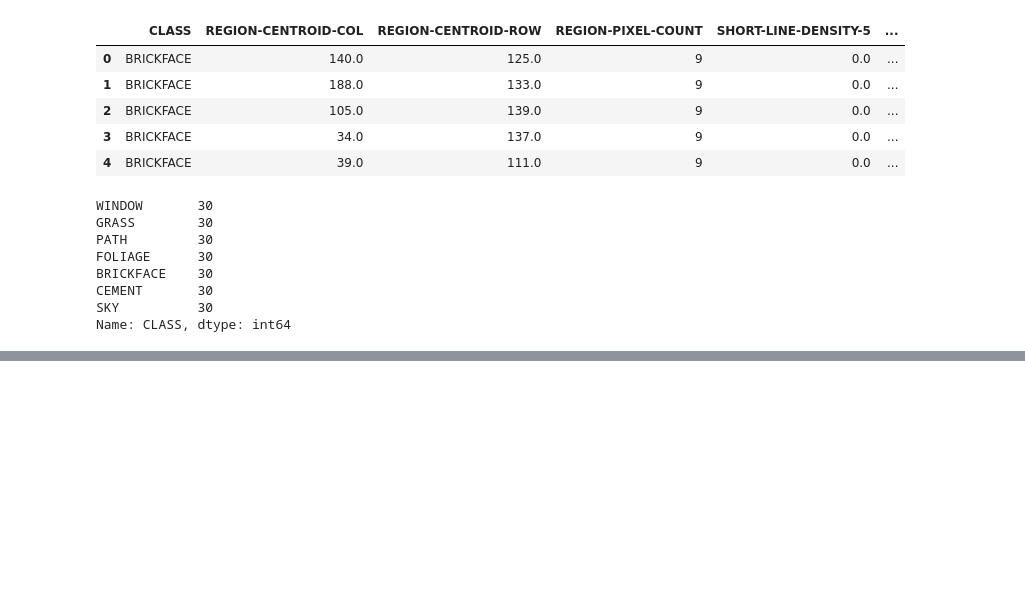
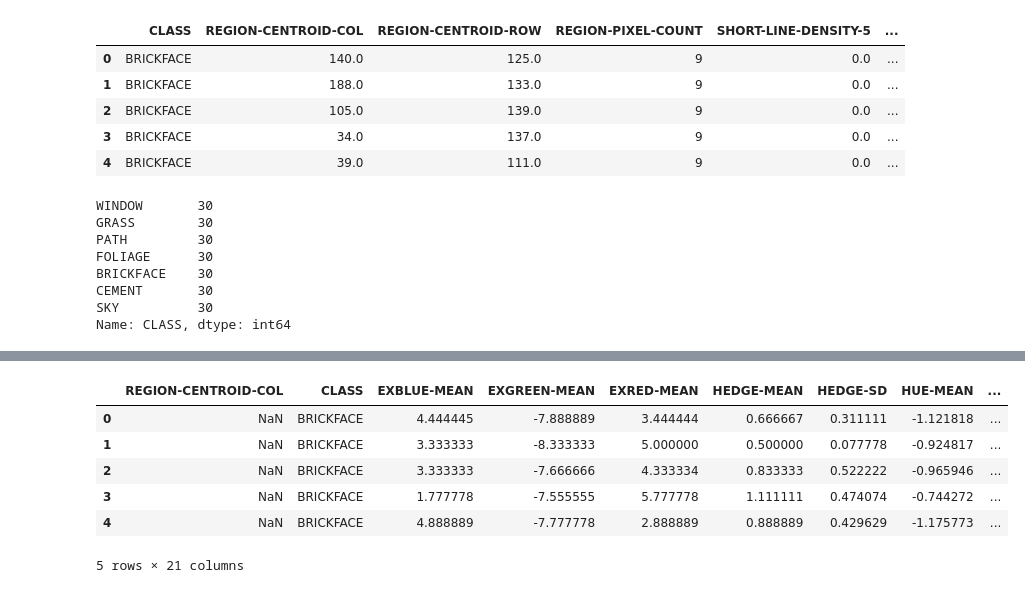
Before and after one commit to marcelsan/ml_part_1_20182, a Jupyter notebook: notebooks/experiments.ipynb, the cells around one changed output, grey strips where cells are left out. Drawn from its saved outputs; the diff is of its cells as text; code cells hidden in the pictures; blank space fills up the shorter version.

```diff
--- a/notebooks/experiments.ipynb
+++ b/notebooks/experiments.ipynb
@@ -33,3 +34,15 @@ BRICKFACE    30
 CEMENT       30
 SKY          30
 Name: CLASS, dtype: int64
+# %%
+np.random.seed(42)
+
+# Load dataset.
+image_segmentation = pd.read_csv('../database/segmentation.data.txt', delimiter=',')
+image_segmentation_test = pd.read_csv('../database/segmentation.test.txt', delimiter=',')
+
+X_train = image_segmentation.drop("CLASS", axis=1)
+y_train = image_segmentation["CLASS"].copy()
+
+X_test = image_segmentation_test.drop("CLASS", axis=1)
+y_test = image_segmentation_test["CLASS"].copy()
@@ -35,0 +67,13 @@ Name: CLASS, dtype: int64
+# %%
+# Obtain the encoded label column.
+combined = pd.concat([image_segmentation, image_segmentation_test])
+
+combined.head()
+# %% [output]
+|  | REGION-CENTROID-COL | CLASS | EXBLUE-MEAN | EXGREEN-MEAN | EXRED-MEAN | HEDGE-MEAN | HEDGE-SD | HUE-MEAN | ... |
+| 0 | NaN | BRICKFACE | 4.444445 | -7.888889 | 3.444444 | 0.666667 | 0.311111 | -1.121818 | ... |
+| 1 | NaN | BRICKFACE | 3.333333 | -8.333333 | 5.000000 | 0.500000 | 0.077778 | -0.924817 | ... |
+| 2 | NaN | BRICKFACE | 3.333333 | -7.666666 | 4.333334 | 0.833333 | 0.522222 | -0.965946 | ... |
+| 3 | NaN | BRICKFACE | 1.777778 | -7.555555 | 5.777778 | 1.111111 | 0.474074 | -0.744272 | ... |
+| 4 | NaN | BRICKFACE | 4.888889 | -7.777778 | 2.888889 | 0.888889 | 0.429629 | -1.175773 | ... |
+5 rows × 21 columns
```
Also changed, not shown: parts of 4 cells of this notebook.
